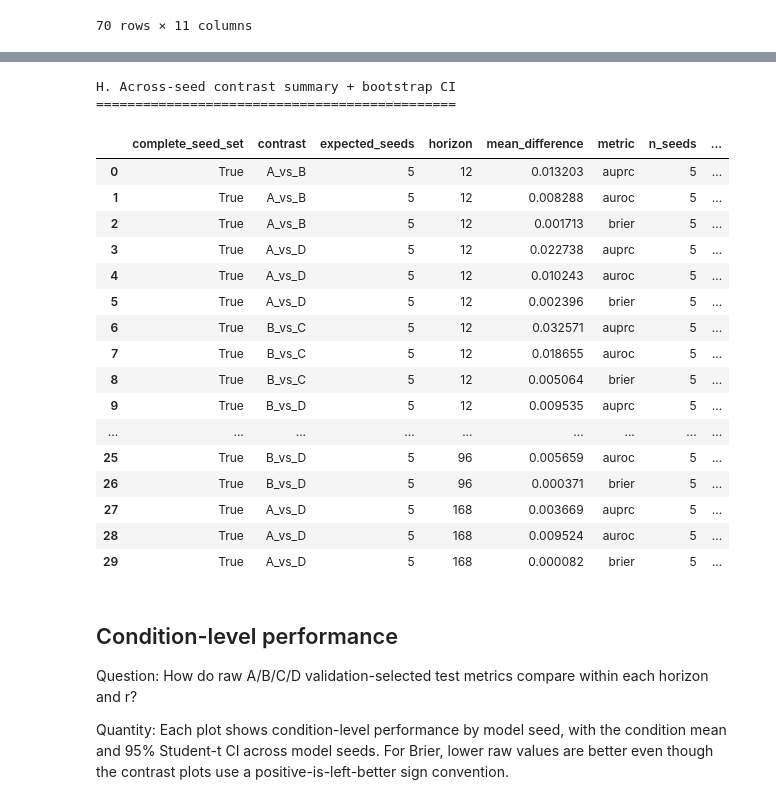
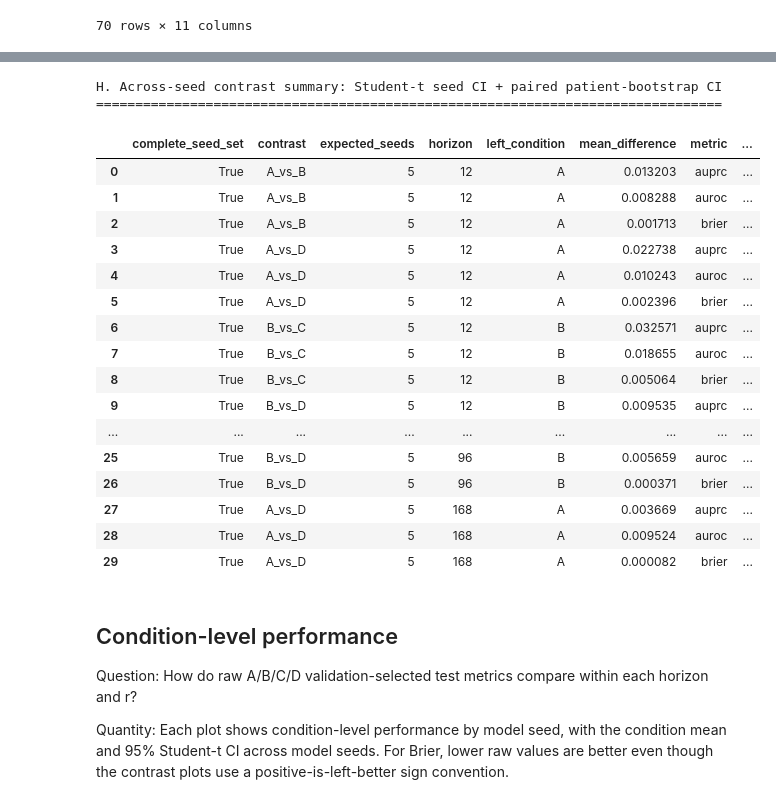
Before and after one commit to Ilovecodingforever/mimic-iv-benchmarks, a Jupyter notebook: visualizers/visualize_exp2b_matched_count.ipynb, the cells around one changed output, grey strips where cells are left out. Saved outputs shown, nothing was run; the diff lists cells and outputs as text; code cells hidden in the pictures.

```diff
--- a/visualizers/visualize_exp2b_matched_count.ipynb
+++ b/visualizers/visualize_exp2b_matched_count.ipynb
@@ -732,65 +755,80 @@ if len(seed_level_contrasts):
     for keys, group in seed_level_contrasts.groupby(group_cols):
         horizon, r, contrast, left, right, primary, metric = keys
         seeds = sorted(group["model_seed"].unique())
-        diffs = group["difference"].values
+        diffs = group["difference"].astype(float).values
+        n = len(diffs)
+        mean = float(np.mean(diffs)) if n else np.nan
+        sd = float(np.std(diffs, ddof=1)) if n > 1 else np.nan
+        sem = sd / np.sqrt(n) if n > 1 else np.nan
+        ci95 = float(t.ppf(0.975, n - 1) * sem) if n > 1 else np.nan
+        observed = set(seeds)
+        expected = set(EXPECTED_MODEL_SEEDS)
         bootstrap_keys = [
             (seed, (horizon, r, left, seed), (horizon, r, right, seed))
             for seed in seeds
         ]
         boot = across_seed_patient_bootstrap(
             prediction_frames,
             bootstrap_keys,
             metric=metric,
             n_boot=N_BOOT,
             random_state=(BOOTSTRAP_SEED + int(horizon) * 10000 + int(r) * 1000
                           + len(contrast) * 10 + METRICS.index(metric)),
         )
         summary_rows.append({
             "horizon": horizon,
             "r": r,
             "contrast": contrast,
+            "left_condition": left,
+            "right_condition": right,
             "primary": primary,
             "metric": metric,
+            "mean_difference": mean,
+            "sd_difference": sd,
+            "sem_difference": sem,
+            "seed_ci95": ci95,
+            "seed_ci95_low": mean - ci95 if n > 1 else np.nan,
+            "seed_ci95_high": mean + ci95 if n > 1 else np.nan,
             "n_seeds": int(len(seeds)),
             "expected_seeds": len(EXPECTED_MODEL_SEEDS),
-            "complete_seed_set": set(seeds) == set(EXPECTED_MODEL_SEEDS),
-            "mean_difference": float(np.mean(diffs)),
-            "sd_difference": float(np.std(diffs, ddof=1)) if len(diffs) > 1 else np.nan,
+            "observed_seeds": sorted(observed),
+            "missing_seeds": sorted(expected - observed),
+            "complete_seed_set": observed == expected,
             "patient_bootstrap_ci_low": boot["patient_bootstrap_ci_low"],
             "patient_bootstrap_ci_high": boot["patient_bootstrap_ci_high"],
         })
-        if set(seeds) != set(EXPECTED_MODEL_SEEDS):
+        if observed != expected:
             print("PARTIAL SEED SET: h={} r={} contrast={} metric={} observed={} missing={} extra={}".format(
                 horizon, r, contrast, metric, sorted(seeds),
-                sorted(set(EXPECTED_MODEL_SEEDS) - set(seeds)),
-                sorted(set(seeds) - set(EXPECTED_MODEL_SEEDS))))
+                sorted(expected - observed),
+                sorted(observed - expected)))
 
 across_seed_summary = pd.DataFrame(summary_rows)
 if len(across_seed_summary):
     across_seed_summary = across_seed_summary.sort_values(
         ["horizon", "r", "contrast", "metric"]
     ).reset_index(drop=True)
-show_table("H. Across-seed contrast summary + bootstrap CI", across_seed_summary, max_rows=300)
+show_table("H. Across-seed contrast summary: Student-t seed CI + paired patient-bootstrap CI", across_seed_summary, max_rows=300)
 # %% [output]
-H. Across-seed contrast summary + bootstrap CI
-==============================================
+H. Across-seed contrast summary: Student-t seed CI + paired patient-bootstrap CI
+================================================================================
-|  | complete_seed_set | contrast | expected_seeds | horizon | mean_difference | metric | n_seeds | ... |
-| 0 | True | A_vs_B | 5 | 12 | 0.013203 | auprc | 5 | ... |
-| 1 | True | A_vs_B | 5 | 12 | 0.008288 | auroc | 5 | ... |
-| 2 | True | A_vs_B | 5 | 12 | 0.001713 | brier | 5 | ... |
-| 3 | True | A_vs_D | 5 | 12 | 0.022738 | auprc | 5 | ... |
-| 4 | True | A_vs_D | 5 | 12 | 0.010243 | auroc | 5 | ... |
-| 5 | True | A_vs_D | 5 | 12 | 0.002396 | brier | 5 | ... |
-| 6 | True | B_vs_C | 5 | 12 | 0.032571 | auprc | 5 | ... |
-| 7 | True | B_vs_C | 5 | 12 | 0.018655 | auroc | 5 | ... |
-| 8 | True | B_vs_C | 5 | 12 | 0.005064 | brier | 5 | ... |
-| 9 | True | B_vs_D | 5 | 12 | 0.009535 | auprc | 5 | ... |
+|  | complete_seed_set | contrast | expected_seeds | horizon | left_condition | mean_difference | metric | ... |
+| 0 | True | A_vs_B | 5 | 12 | A | 0.013203 | auprc | ... |
+| 1 | True | A_vs_B | 5 | 12 | A | 0.008288 | auroc | ... |
+| 2 | True | A_vs_B | 5 | 12 | A | 0.001713 | brier | ... |
+| 3 | True | A_vs_D | 5 | 12 | A | 0.022738 | auprc | ... |
+| 4 | True | A_vs_D | 5 | 12 | A | 0.010243 | auroc | ... |
+| 5 | True | A_vs_D | 5 | 12 | A | 0.002396 | brier | ... |
+| 6 | True | B_vs_C | 5 | 12 | B | 0.032571 | auprc | ... |
+| 7 | True | B_vs_C | 5 | 12 | B | 0.018655 | auroc | ... |
+| 8 | True | B_vs_C | 5 | 12 | B | 0.005064 | brier | ... |
+| 9 | True | B_vs_D | 5 | 12 | B | 0.009535 | auprc | ... |
 | ... | ... | ... | ... | ... | ... | ... | ... | ... |
-| 25 | True | B_vs_D | 5 | 96 | 0.005659 | auroc | 5 | ... |
-| 26 | True | B_vs_D | 5 | 96 | 0.000371 | brier | 5 | ... |
-| 27 | True | A_vs_D | 5 | 168 | 0.003669 | auprc | 5 | ... |
-| 28 | True | A_vs_D | 5 | 168 | 0.009524 | auroc | 5 | ... |
-| 29 | True | A_vs_D | 5 | 168 | 0.000082 | brier | 5 | ... |
+| 25 | True | B_vs_D | 5 | 96 | B | 0.005659 | auroc | ... |
+| 26 | True | B_vs_D | 5 | 96 | B | 0.000371 | brier | ... |
+| 27 | True | A_vs_D | 5 | 168 | A | 0.003669 | auprc | ... |
+| 28 | True | A_vs_D | 5 | 168 | A | 0.009524 | auroc | ... |
+| 29 | True | A_vs_D | 5 | 168 | A | 0.000082 | brier | ... |
 # %% [markdown]
 ## Condition-level performance
 
```
Also changed, not shown: parts of 4 cells of this notebook, 4 other files.
